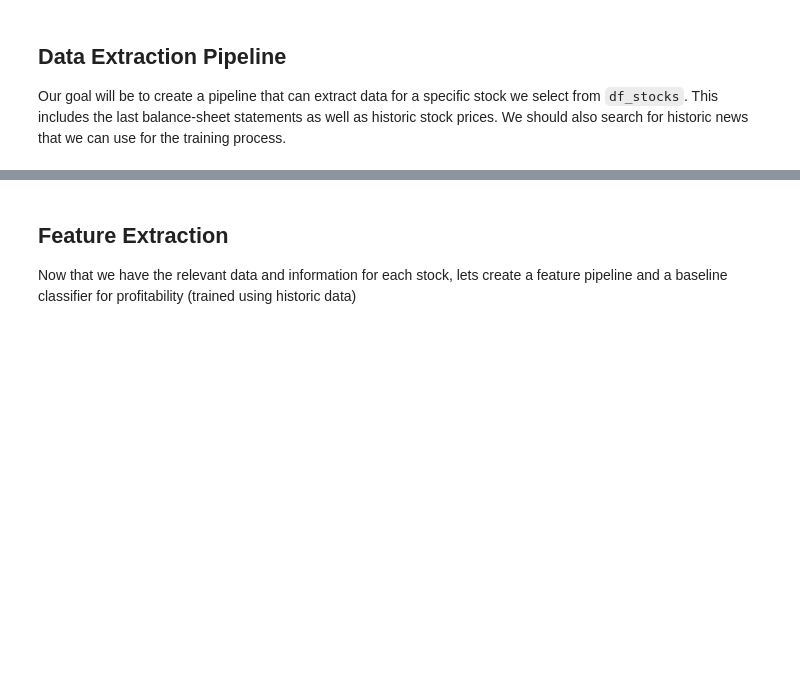
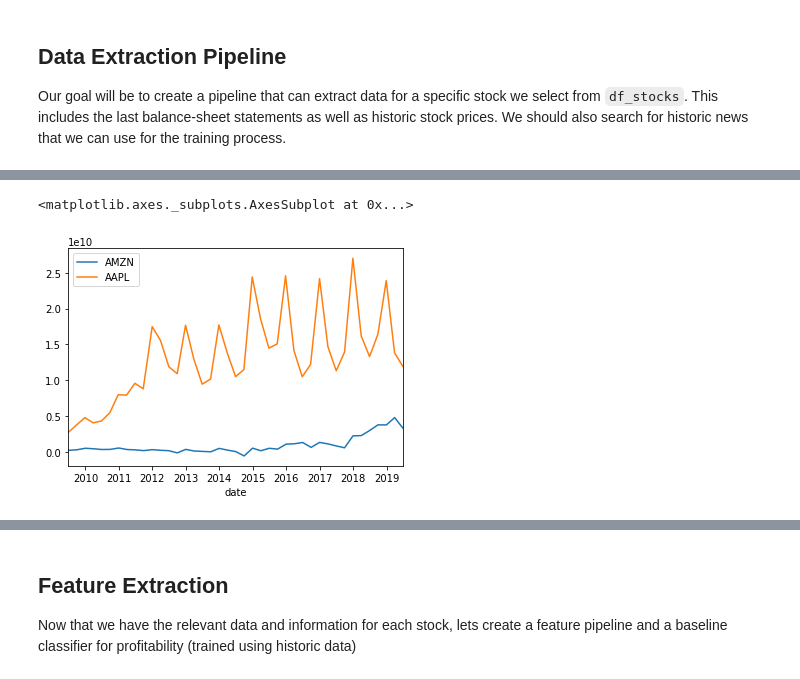
Before and after one commit to felixnext/stock_trend_analysis, a Jupyter notebook: notebooks/02-1_cleaning+features.ipynb, the cells around one changed output, grey strips where cells are left out. Drawn from its saved outputs; the diff is of its cells as text; code cells hidden in the pictures; blank space fills up the shorter version.

Commit message:
feat: added result reports / data analysis
- create structure of result report
- created streamlit examples + report for final data
- Created basic data loading (+ cache for reducing api access)

```diff
--- a/notebooks/02-1_cleaning+features.ipynb
+++ b/notebooks/02-1_cleaning+features.ipynb
@@ -42,0 +32,4 @@ Our goal will be to create a pipeline that can extract data for a specific stock
+# %%
+# some stock selection functions (this gathers all available data and might take a while...)
+#tdf = sm.merge_records(df_stocks['symbol'].values)
+df = pd.read_csv('../data/statements.csv')
@@ -42,0 +46,8 @@ Our goal will be to create a pipeline that can extract data for a specific stock
+# %%
+# TODO: perform cleaning operations
+df.columns
+df[df['symbol'] == 'AMZN'].set_index('date')['ebit'].rename('AMZN').plot(legend=True)
+df[df['symbol'] == 'AAPL'].set_index('date')['ebit'].rename('AAPL').plot(legend=True)
+# %% [output]
+<matplotlib.axes._subplots.AxesSubplot at 0x...>
+[figure, added]
```
Also changed, not shown: parts of 9 cells of this notebook, 8 other files.
